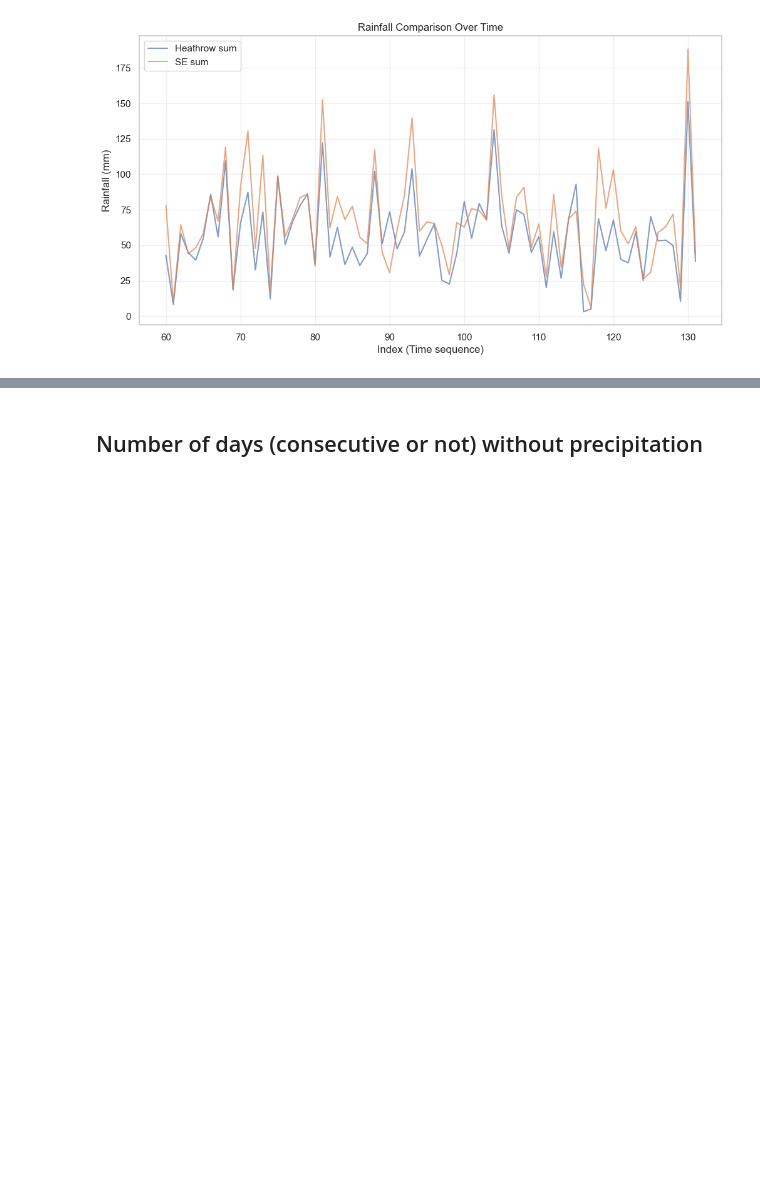
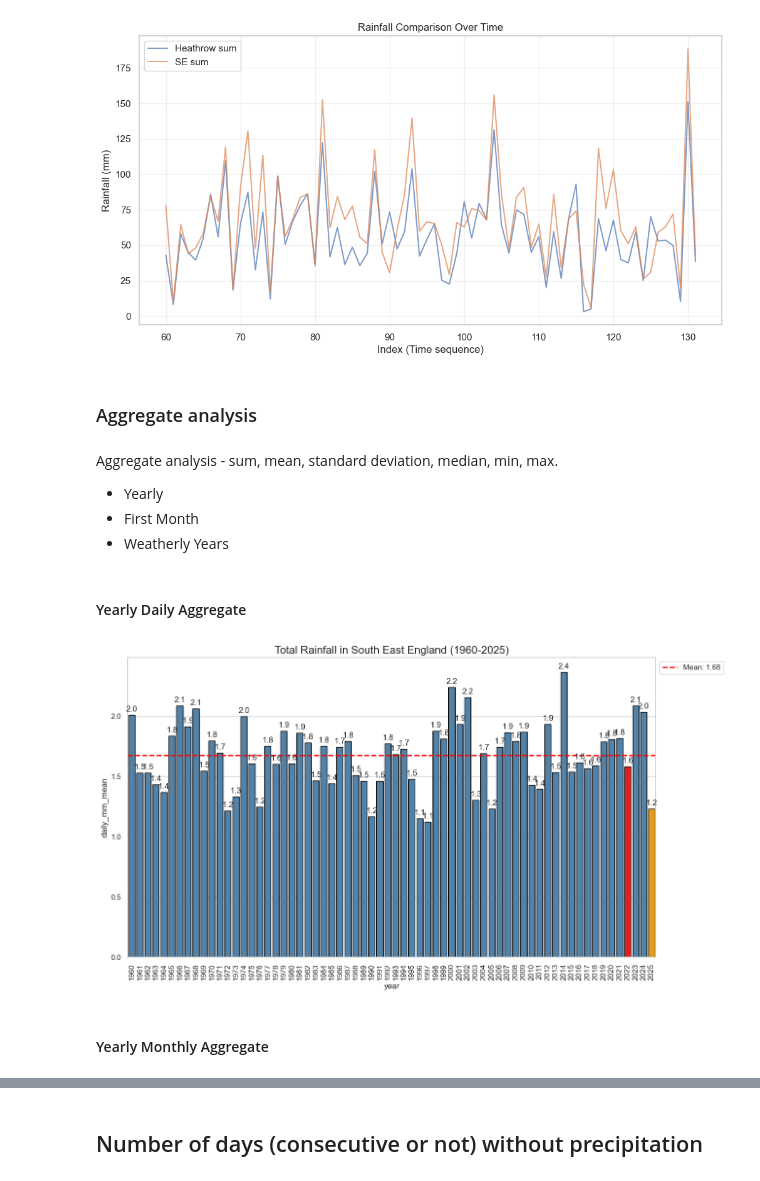
Before and after one commit to pacoraggio/London-Rainfall, a Jupyter notebook: heathrow_data.ipynb, the cells around one changed output, grey strips where cells are left out. Drawn from its saved outputs; the diff is of its cells as text; code cells hidden in the pictures; blank space fills up the shorter version.

Commit message:
Added aggregated measures for Heathrow data

```diff
--- a/heathrow_data.ipynb
+++ b/heathrow_data.ipynb
@@ -371,3 +373,30 @@ plt.grid(True, alpha=0.3)
 plt.show()
 # %% [output]
 [figure]
+# %% [markdown]
+### Aggregate analysis
+# %% [markdown]
+Aggregate analysis - sum, mean, standard deviation, median, min, max.
+- Yearly
+- First Month
+- Weatherly Years
+# %% [markdown]
+#### Yearly Daily Aggregate
+# %%
+yearly_daily_aggregate = (heathrow_daily_data
+                          .groupby('year')
+                          .agg(
+                              yearly_mm_sum = ('RR_mm', 'sum'),
+                              daily_mm_mean = ('RR_mm', 'mean'),
+                              daily_mm_std = ('RR_mm', 'std'),
+                              daily_mm_median = ('RR_mm', 'median'),
+                              daily_mm_min = ('RR_mm', 'min'),
+                              daily_mm_max = ('RR_mm', 'max')
+                              ).reset_index()
+                              )
+# %%
+plot_rainfall(yearly_daily_aggregate, 1960, 2025, 'daily_mm_mean', special_year=2022,rotation_x_label=90,fig_size=(14,8));
+# %% [output]
+[figure, added]
+# %% [markdown]
+#### Yearly Monthly Aggregate
```
Also changed, not shown: parts of 24 cells of this notebook.
